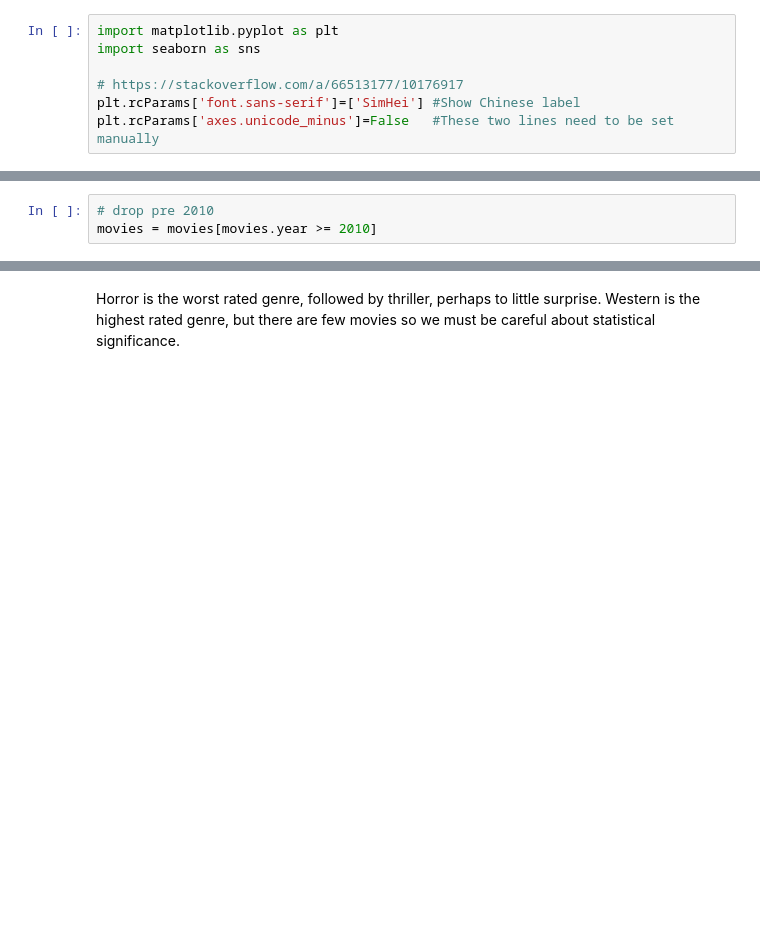
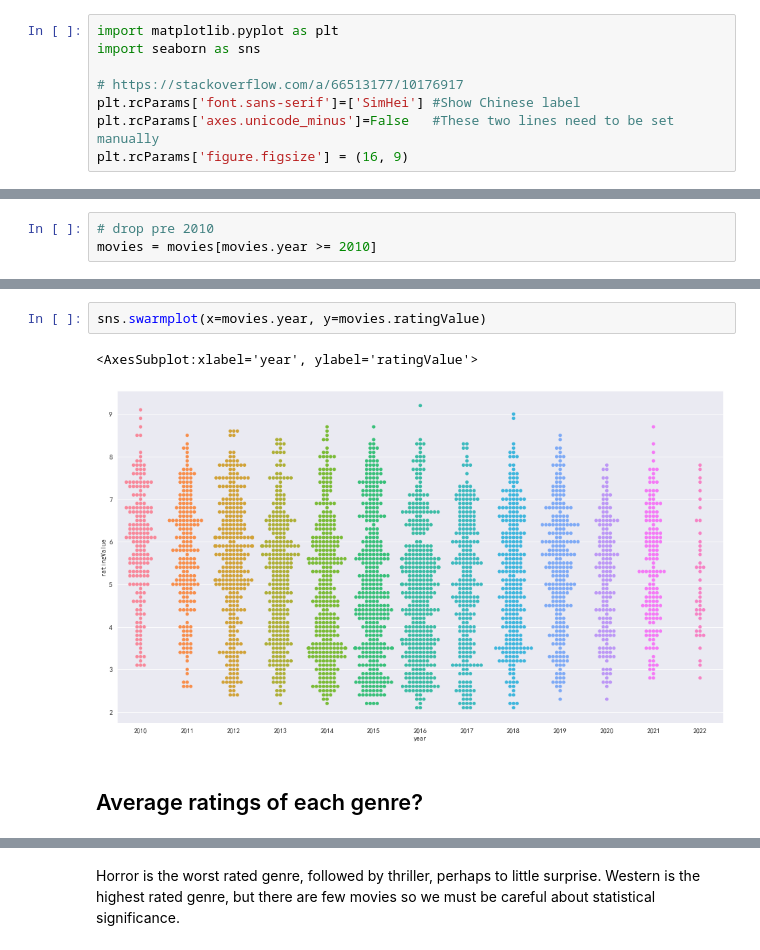
Before and after one commit to contrasting/jingo, a Jupyter notebook: 02a Summary Statistics.ipynb, the cells around one changed output, grey strips where cells are left out. Cells and saved outputs as stored; diff of their text form; blank space fills up the shorter version.

```diff
--- a/02a Summary Statistics.ipynb
+++ b/02a Summary Statistics.ipynb
@@ -120,5 +124,6 @@ import seaborn as sns
 # https://stackoverflow.com/a/66513177/10176917
 plt.rcParams['font.sans-serif']=['SimHei'] #Show Chinese label
 plt.rcParams['axes.unicode_minus']=False   #These two lines need to be set manually
+plt.rcParams['figure.figsize'] = (16, 9)
 # %%
 # plot frequencies of movies in each genre
@@ -280,4 +285,11 @@ sns.lineplot(data=year_mean)
 # %% [output]
 <AxesSubplot:>
 [figure]
+# %%
+sns.swarmplot(x=movies.year, y=movies.ratingValue)
+# %% [output]
+<AxesSubplot:xlabel='year', ylabel='ratingValue'>
+[figure, added]
+# %% [markdown]
+## Average ratings of each genre?
 # %%
```
Also changed, not shown: parts of 24 cells of this notebook, 1 other file.
